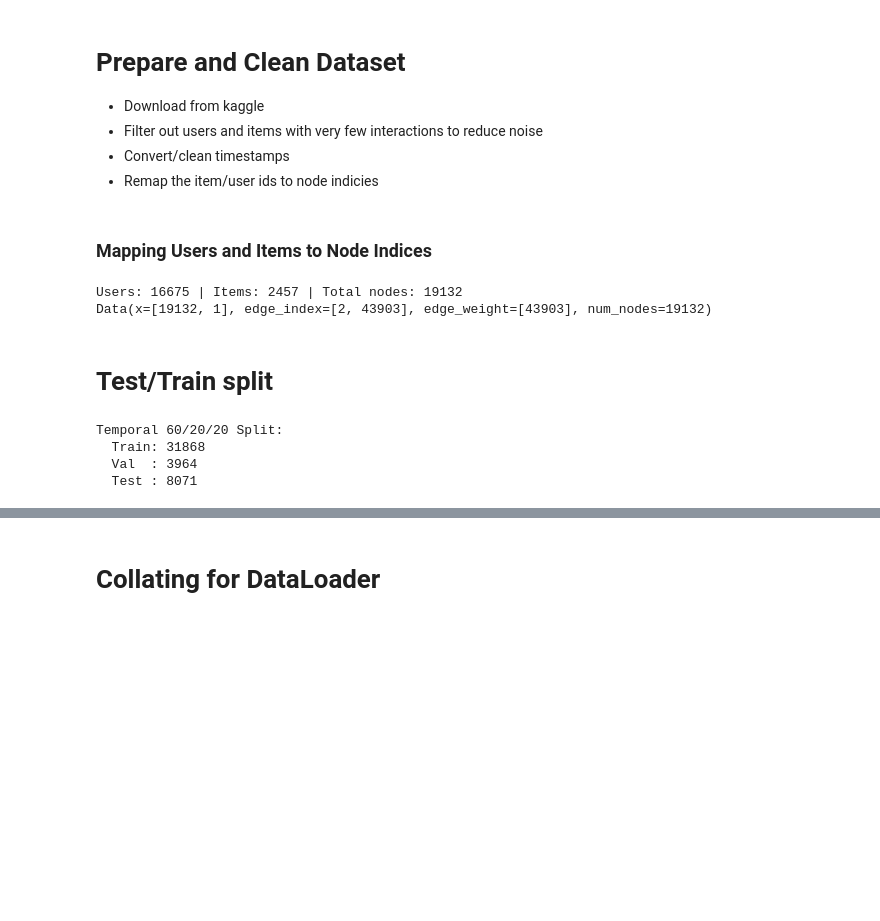
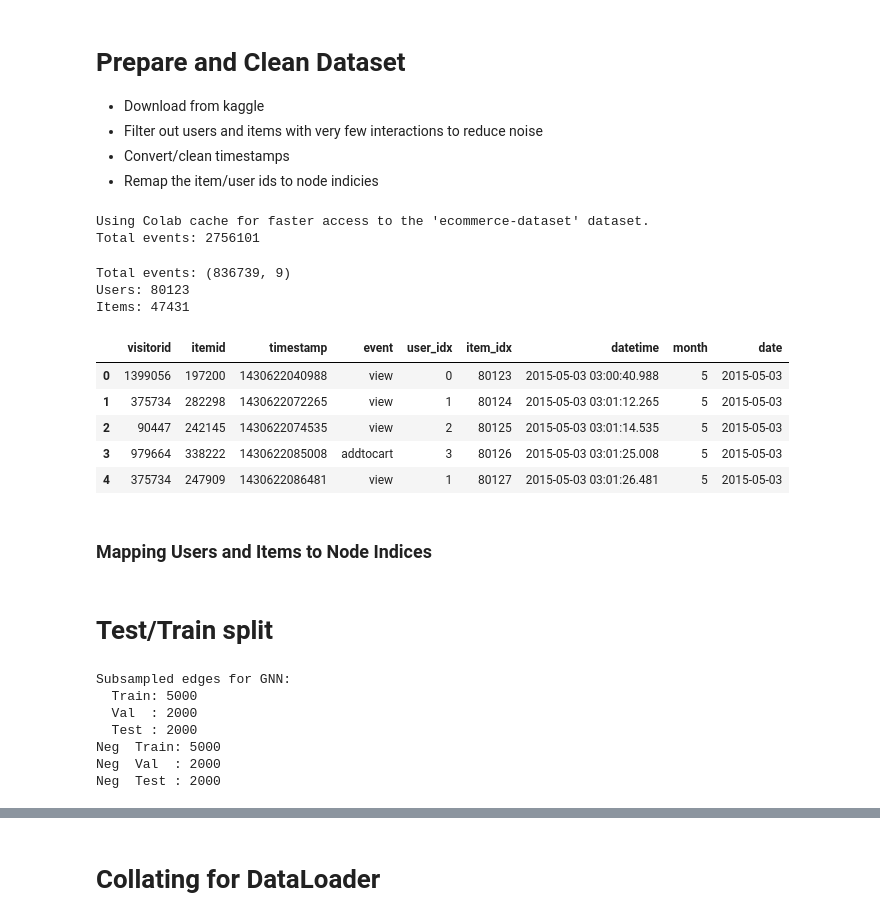
Before and after one commit to Sartire/retail-recommendation-gnn, a Jupyter notebook: modeling_v2.ipynb, the cells around one changed output, grey strips where cells are left out. Drawn from its saved outputs; the diff is of its cells as text; code cells hidden in the pictures; blank space fills up the shorter version.

```diff
--- a/modeling_v2.ipynb
+++ b/modeling_v2.ipynb
@@ -64,17 +38,29 @@ from retail_data_prep import preprocess_events
 * Convert/clean timestamps
 * Remap the item/user ids to node indicies
 # %%
-events = preprocess_events(limit = None)
+events = preprocess_events(min_user_interactions=5,
+                           min_item_interactions=10,
+                           limit = None)
+# %% [output]
+Using Colab cache for faster access to the 'ecommerce-dataset' dataset.
+Total events: 2756101
-# %%
-## for MFmapping
-mf_user_ids = events['visitorid'].astype('category').cat.codes
-mf_item_ids = events['itemid'].astype('category').cat.codes
-
-events['mf_user'] = mf_user_ids
-events['mf_item'] = mf_item_ids
-
-num_mf_users = events['mf_user'].max() + 1
-num_mf_items = events['mf_item'].max() + 1
+# %%
+print(f'Total events: {events.shape}')
+print(f'Users: {events.visitorid.nunique()}')
+print(f'Items: {events.itemid.nunique()}')
+# %% [output]
+Total events: (836739, 9)
+Users: 80123
+Items: 47431
+# %%
+events.head()
+# %% [output]
+|  | visitorid | itemid | timestamp | event | user_idx | item_idx | datetime | month | date |
+| 0 | 1399056 | 197200 | 1430622040988 | view | 0 | 80123 | 2015-05-03 03:00:40.988 | 5 | 2015-05-03 |
+| 1 | 375734 | 282298 | 1430622072265 | view | 1 | 80124 | 2015-05-03 03:01:12.265 | 5 | 2015-05-03 |
+| 2 | 90447 | 242145 | 1430622074535 | view | 2 | 80125 | 2015-05-03 03:01:14.535 | 5 | 2015-05-03 |
+| 3 | 979664 | 338222 | 1430622085008 | addtocart | 3 | 80126 | 2015-05-03 03:01:25.008 | 5 | 2015-05-03 |
+| 4 | 375734 | 247909 | 1430622086481 | view | 1 | 80127 | 2015-05-03 03:01:26.481 | 5 | 2015-05-03 |
 # %% [markdown]
 ### Mapping Users and Items to Node Indices
 # %%
@@ -87,8 +73,8 @@ event_weight_map = {
     'transaction': 3.0
 }
 
-unique_users = events['visitorid'].unique()
-unique_items = events['itemid'].unique()
+unique_users = len(events['visitorid'].unique())
+unique_items = len(events['itemid'].unique())
 num_nodes = unique_items + unique_users
 
 if USE_EDGE_WEIGHTS:
@@ -111,9 +97,6 @@ graph_summary_data = Data(
     x=deg.view(-1, 1),
     num_nodes=num_nodes
 )
-# %% [output]
-Users: 16675 | Items: 2457 | Total nodes: 19132
-Data(x=[19132, 1], edge_index=[2, 43903], edge_weight=[43903], num_nodes=19132)
 # %% [markdown]
 # Test/Train split
 # %%
@@ -200,7 +195,7 @@ train_edges = pos_train_df[['user_idx', 'item_idx', 'timestamp']]
 val_edges   = pos_val_df[['user_idx', 'item_idx', 'timestamp']]
 test_edges  = pos_test_df[['user_idx', 'item_idx', 'timestamp']]
 
-subsample = False
+subsample = True
 
 if subsample:
   print("Subsampled edges for GNN:")
@@ -209,16 +204,23 @@ if subsample:
   val_edges   = val_edges[:2000]
   test_edges  = test_edges[:2000]
 
-  print("  Train:", len(train_edges))
-  print("  Val  :", len(val_edges))
-  print("  Test :", len(test_edges))
+print("  Train:", train_edges.shape[0])
+print("  Val  :", val_edges.shape[0])
+print("  Test :", test_edges.shape[0])
 
 # get the negative edges
-train_neg_edges = get_preferred_negatives(pos_train_df)
-val_neg_edges   = get_preferred_negatives(pos_val_df)
-test_neg_edges  = get_preferred_negatives(pos_test_df)
+train_neg_edges = generate_negative_sample(train_edges, train_events, neg_to_pos_ratio = 1)
+val_neg_edges   = generate_negative_sample(val_edges, val_events, neg_to_pos_ratio = 1)
+test_neg_edges  = generate_negative_sample(test_edges, test_events, neg_to_pos_ratio = 1)
+
+print("Neg  Train:", train_neg_edges.shape[0])
+print("Neg  Val  :", val_neg_edges.shape[0])
+print("Neg  Test :", test_neg_edges.shape[0])
 # %% [output]
-Temporal 60/20/20 Split:
-  Train: 31868
-  Val  : 3964
-  Test : 8071
+Subsampled edges for GNN:
+  Train: 5000
+  Val  : 2000
+  Test : 2000
+Neg  Train: 5000
+Neg  Val  : 2000
+Neg  Test : 2000
```
Also changed, not shown: parts of 10 cells of this notebook, 2 other files.
